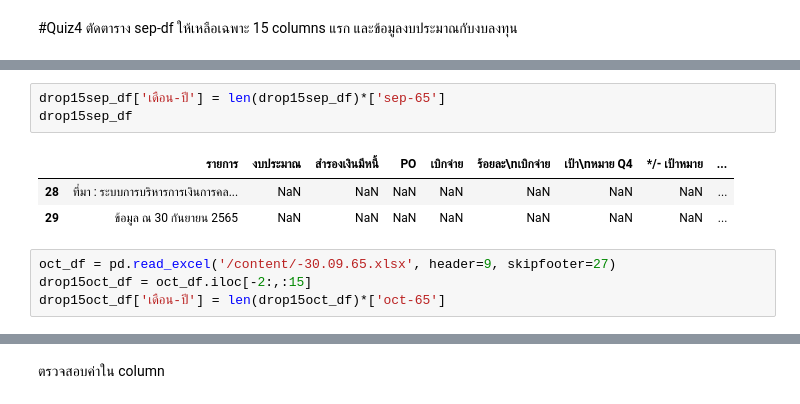
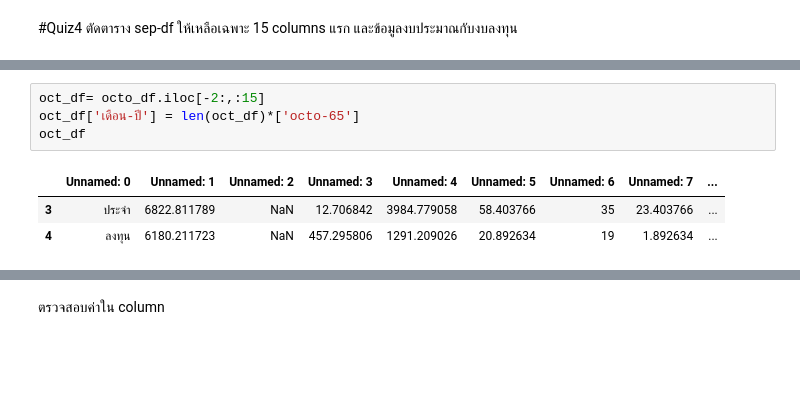
Before and after one commit to Suchada2000/python_dataviz2023, a Jupyter notebook: Pandas102.ipynb, the cells around one changed output, grey strips where cells are left out. Cells and saved outputs as stored; diff of their text form; blank space fills up the shorter version.

```diff
--- a/Pandas102.ipynb
+++ b/Pandas102.ipynb
@@ -54,11 +25,8 @@ drop15sep_df
-# %%
-drop15sep_df['เดือน-ปี'] = len(drop15sep_df)*['sep-65']
-drop15sep_df
-# %% [output]
-|  | รายการ | งบประมาณ | สำรองเงินมีหนี้ | PO | เบิกจ่าย | ร้อยละ\nเบิกจ่าย | เป้า\nหมาย Q4 | */- เป้าหมาย | ... |
-| 28 | ที่มา : ระบบการบริหารการเงินการคล... | NaN | NaN | NaN | NaN | NaN | NaN | NaN | ... |
-| 29 | ข้อมูล ณ 30 กันยายน 2565 | NaN | NaN | NaN | NaN | NaN | NaN | NaN | ... |
 # %%
-oct_df = pd.read_excel('/content/-30.09.65.xlsx', header=9, skipfooter=27)
-drop15oct_df = oct_df.iloc[-2:,:15]
-drop15oct_df['เดือน-ปี'] = len(drop15oct_df)*['oct-65']
+oct_df= octo_df.iloc[-2:,:15]
+oct_df['เดือน-ปี'] = len(oct_df)*['octo-65']
+oct_df
+# %% [output]
+|  | Unnamed: 0 | Unnamed: 1 | Unnamed: 2 | Unnamed: 3 | Unnamed: 4 | Unnamed: 5 | Unnamed: 6 | Unnamed: 7 | ... |
+| 3 | ประจำ | 6822.811789 | NaN | 12.706842 | 3984.779058 | 58.403766 | 35 | 23.403766 | ... |
+| 4 | ลงทุน | 6180.211723 | NaN | 457.295806 | 1291.209026 | 20.892634 | 19 | 1.892634 | ... |
```
Also changed, not shown: parts of 7 cells of this notebook.
